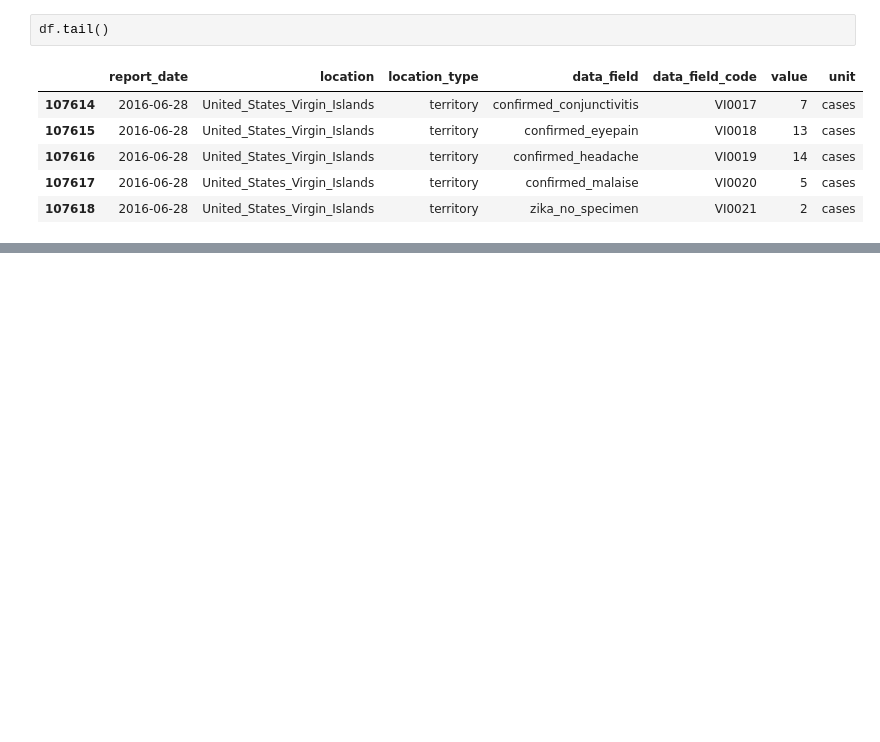
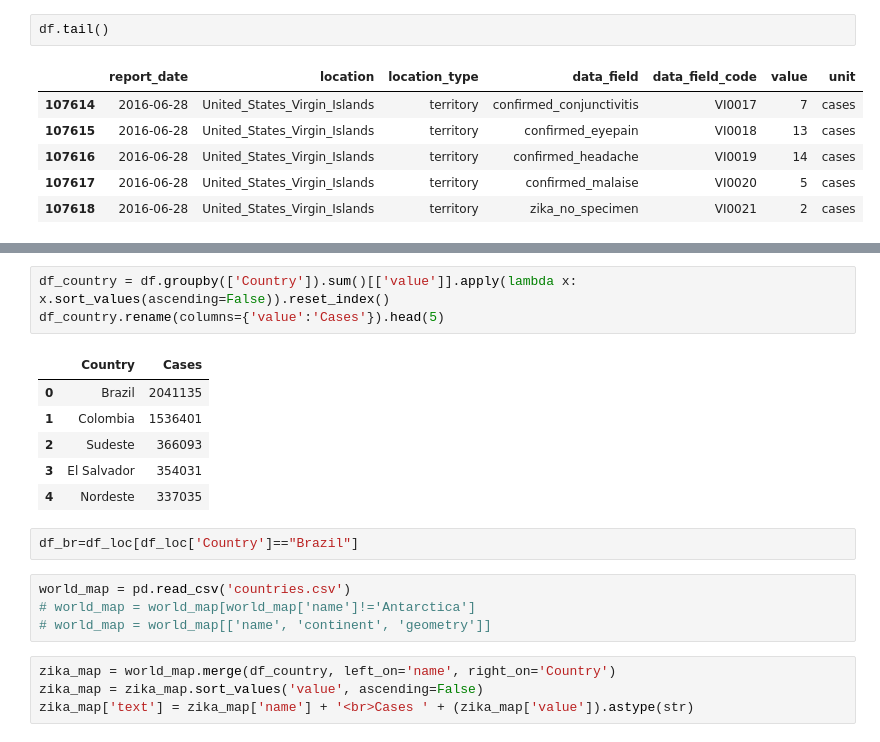
Before and after one commit to juanpanu-zz/Zika-CDC, a Jupyter notebook: Zika-Analysis.ipynb, the cells around one changed output, grey strips where cells are left out. Cells and saved outputs as stored; diff of their text form; blank space fills up the shorter version.

```diff
--- a/Zika-Analysis.ipynb
+++ b/Zika-Analysis.ipynb
@@ -92,0 +90,20 @@ dtype: object
+# %%
+df_country = df.groupby(['Country']).sum()[['value']].apply(lambda x: x.sort_values(ascending=False)).reset_index()
+df_country.rename(columns={'value':'Cases'}).head(5)
+# %% [output]
+|  | Country | Cases |
+| 0 | Brazil | 2041135 |
+| 1 | Colombia | 1536401 |
+| 2 | Sudeste | 366093 |
+| 3 | El Salvador | 354031 |
+| 4 | Nordeste | 337035 |
+# %%
+df_br=df_loc[df_loc['Country']=="Brazil"]
+# %%
+world_map = pd.read_csv('countries.csv')
+# world_map = world_map[world_map['name']!='Antarctica']
+# world_map = world_map[['name', 'continent', 'geometry']]
+# %%
+zika_map = world_map.merge(df_country, left_on='name', right_on='Country')
+zika_map = zika_map.sort_values('value', ascending=False)
+zika_map['text'] = zika_map['name'] + '<br>Cases ' + (zika_map['value']).astype(str)
```
Also changed, not shown: parts of 21 cells of this notebook, 2 other files.
